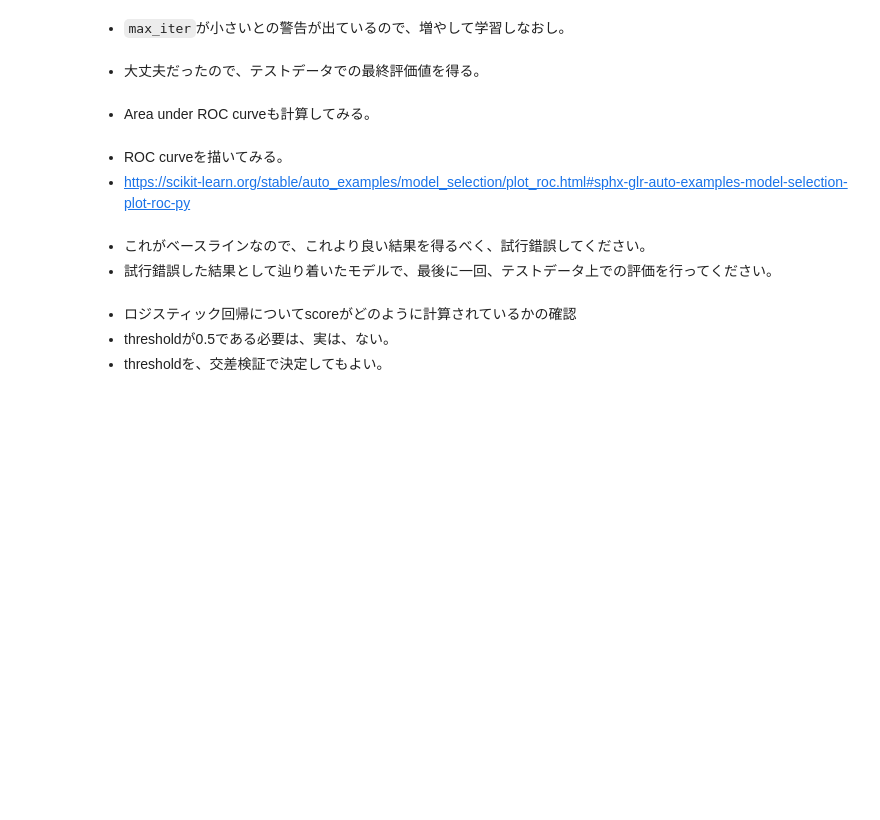
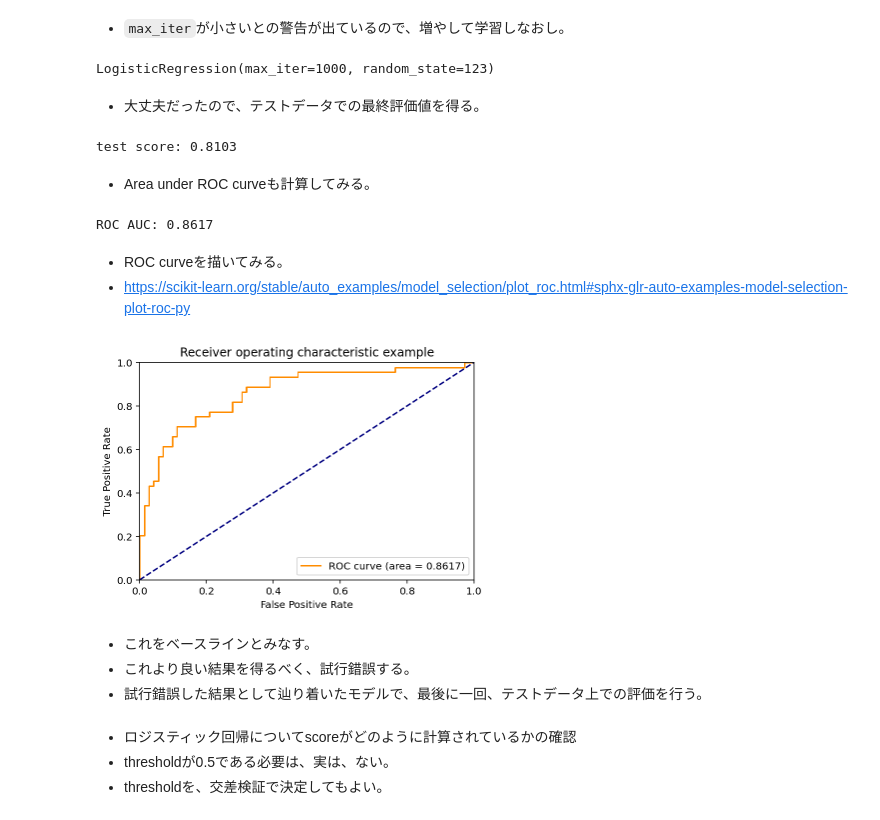
Before and after one commit to tomonari-masada/course2022-sml, a Jupyter notebook: 09_logistic_regression.ipynb, the cells around one changed output. Saved outputs shown, nothing was run; the diff lists cells and outputs as text; code cells hidden in the pictures; blank space fills up the shorter version.

```diff
--- a/09_logistic_regression.ipynb
+++ b/09_logistic_regression.ipynb
@@ -51,3 +72,3 @@ X_train, X_test, y_train, y_test = train_test_split(X, y, test_size=0.15, random
 # %%
-logreg_baseline = LogisticRegression(random_state=123)
-logreg_baseline.fit(X_train, y_train)
+baseline = LogisticRegression(random_state=123)
+baseline.fit(X_train, y_train)
@@ -54,37 +84,49 @@ logreg_baseline.fit(X_train, y_train)
 # %% [markdown]
 * `max_iter`が小さいとの警告が出ているので、増やして学習しなおし。
 # %%
-logreg_baseline = LogisticRegression(max_iter=1000, random_state=123)
-logreg_baseline.fit(X_train, y_train)
+baseline = LogisticRegression(max_iter=1000, random_state=123)
+baseline.fit(X_train, y_train)
+# %% [output]
+LogisticRegression(max_iter=1000, random_state=123)
 # %% [markdown]
 * 大丈夫だったので、テストデータでの最終評価値を得る。
 # %%
-print(f'test score: {logreg_baseline.score(X_test, y_test):.4f}')
+print(f'test score: {baseline.score(X_test, y_test):.4f}')
+# %% [output]
+test score: 0.8103
 # %% [markdown]
 * Area under ROC curveも計算してみる。
 # %%
-y_test_pred_proba = logreg_baseline.predict_proba(X_test)
+y_test_pred_proba = baseline.predict_proba(X_test)
 print(f'ROC AUC: {roc_auc_score(y_test, y_test_pred_proba[:,1]):.4f}')
+# %% [output]
+ROC AUC: 0.8617
 # %% [markdown]
 * ROC curveを描いてみる。
  * https://scikit-learn.org/stable/auto_examples/model_selection/plot_roc.html#sphx-glr-auto-examples-model-selection-plot-roc-py
 # %%
-y_score = logreg_baseline.decision_function(X_test)
+def draw_roc_curve(model, X_test, y_test):
+  y_score = model.decision_function(X_test)
 
-fpr, tpr, _ = roc_curve(y_test, y_score)
-roc_auc = auc(fpr, tpr)
+  fpr, tpr, _ = roc_curve(y_test, y_score)
+  roc_auc = auc(fpr, tpr)
 
-plt.plot(fpr, tpr, color='darkorange', label=f'ROC curve (area = {roc_auc:.4f})')
-plt.plot([0, 1], [0, 1], color='navy', linestyle='--')
-plt.xlim([0.0, 1.0])
-plt.ylim([0.0, 1.05])
-plt.xlabel('False Positive Rate')
-plt.ylabel('True Positive Rate')
-plt.title('Receiver operating characteristic example')
-plt.legend(loc="lower right")
+  plt.plot(fpr, tpr, color='darkorange', label=f'ROC curve (area = {roc_auc:.4f})')
+  plt.plot([0, 1], [0, 1], color='navy', linestyle='--')
+  plt.xlim([0.0, 1.0])
+  plt.ylim([0.0, 1.0])
+  plt.xlabel('False Positive Rate')
+  plt.ylabel('True Positive Rate')
+  plt.title('Receiver operating characteristic example')
+  plt.legend(loc="lower right")
+# %%
+draw_roc_curve(baseline, X_test, y_test);
+# %% [output]
+[figure, added]
 # %% [markdown]
-* これがベースラインなので、これより良い結果を得るべく、試行錯誤してください。
-* 試行錯誤した結果として辿り着いたモデルで、最後に一回、テストデータ上での評価を行ってください。
+* これをベースラインとみなす。
+* これより良い結果を得るべく、試行錯誤する。
+* 試行錯誤した結果として辿り着いたモデルで、最後に一回、テストデータ上での評価を行う。
 # %% [markdown]
 * ロジスティック回帰についてscoreがどのように計算されているかの確認
  * thresholdが0.5である必要は、実は、ない。
```
Also changed, not shown: parts of 131 cells of this notebook.
